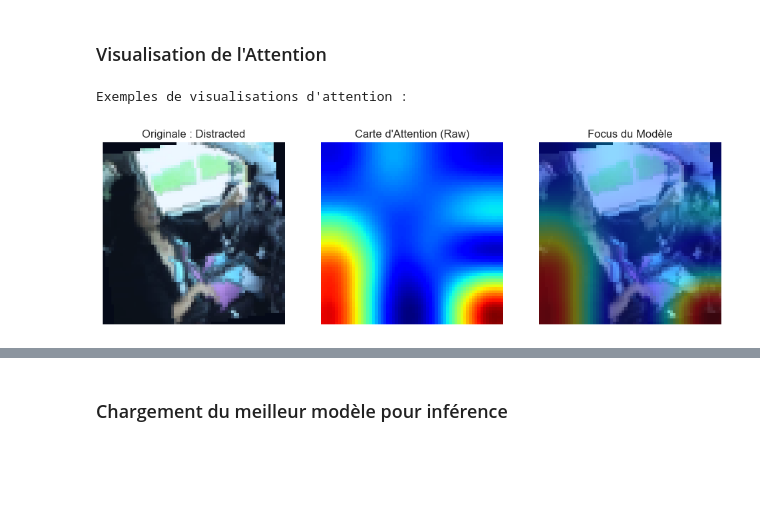
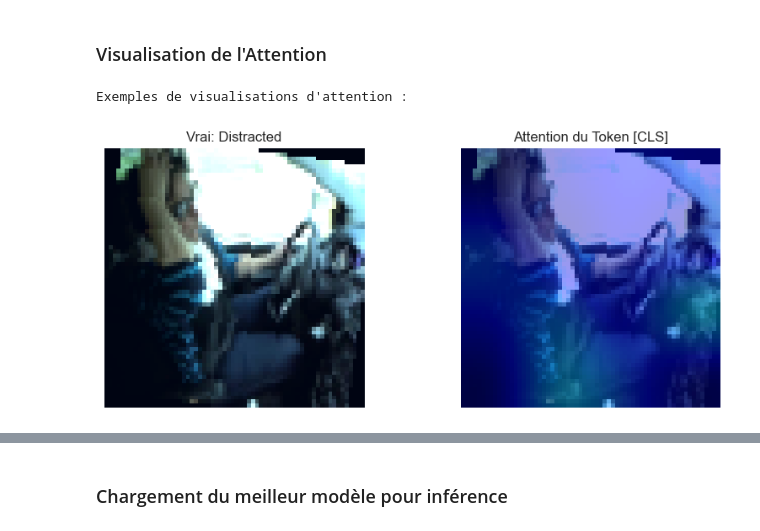
Before and after one commit to Anas7823/Driver-Drowsiness-Edge-AI, a Jupyter notebook: notebook.ipynb, the cells around one changed output, grey strips where cells are left out. Drawn from its saved outputs; the diff is of its cells as text; code cells hidden in the pictures; blank space fills up the shorter version.

```diff
--- a/notebook.ipynb
+++ b/notebook.ipynb
@@ -594,87 +645,65 @@ import numpy as np
 import matplotlib.pyplot as plt
 
 def visualize_attention(model, dataset, index=None):
-    """
-    Prend une image du dataset, passe dans le modèle, et affiche
-    la zone où le modèle a le plus "regardé".
-    """
     model.eval()
-
-    # 1. Sélection d'une image aléatoire si index non fourni
-    if index is None:
-        index = np.random.randint(0, len(dataset))
+    if index is None: index = np.random.randint(0, len(dataset))
 
     img_tensor, label = dataset[index]
 
-    # Récupération de l'image originale pour affichage (Dénormalisation)
-    # Tenseur [3, 64, 64] -> Numpy [64, 64, 3]
+    # Préparation image pour affichage
     img_display = img_tensor.permute(1, 2, 0).cpu().numpy()
-    img_display = img_display * 0.229 + 0.485  # Dénormalisation (Mean/Std)
-    img_display = np.clip(img_display, 0, 1)   # Clamp entre 0 et 1
-    img_display = (img_display * 255).astype(np.uint8) # Conversion uint8
-    img_display = cv2.cvtColor(img_display, cv2.COLOR_RGB2BGR) # Pour OpenCV
+    img_display = (img_display * 0.229 + 0.485).clip(0, 1)
+    img_display = (img_display * 255).astype(np.uint8)
 
-    # 2. Inférence pour récupérer l'attention
-    img_input = img_tensor.unsqueeze(0).to(CONFIG['device']) # Batch dim
+    img_input = img_tensor.unsqueeze(0).to(CONFIG['device'])
 
     with torch.no_grad():
-        # Le modèle retourne (outputs, attention_map)
+        # Le modèle retourne (outputs, attn_weights)
         _, attn_weights = model(img_input)
 
-        # attn_weights shape : [1, 16, 16] (Batch, Seq_Len, Seq_Len)
-        # On a 16 patches (4x4). On fait la moyenne des poids pour chaque patch.
-        attn_map = attn_weights[0].cpu().numpy()
+        # attn_weights shape est maintenant : [Batch, Heads, 17, 17]
+        # (car 1 CLS + 16 Patches = 17 tokens)
 
-        # On moyenne sur l'axe qui reçoit l'attention pour voir l'importance globale
-        attn_score = np.mean(attn_map, axis=0) # Shape (16,)
+        # On veut voir ce que le CLS (l'arbitre) regarde dans l'image.
+        # Index 0 = CLS. Indices 1: = Les Patches de l'image.
 
-        # On remet en forme 4x4 (notre grille spatiale)
-        attn_grid = attn_score.reshape(4, 4)
+        # On prend : Batch 0, Toutes les têtes, Ligne 0 (CLS), Colonnes 1 à fin (Patches)
+        cls_attn = attn_weights[0, :, 0, 1:] # Shape [Heads, 16]
 
-    # 3. Création de la Heatmap
-    # On agrandit la grille 4x4 vers 64x64 avec une interpolation bicubique (lissage)
+        # On fait la moyenne sur les têtes d'attention
+        cls_attn = cls_attn.mean(dim=0) # Shape [16]
+
+        # Maintenant on a bien 16 valeurs qu'on peut remettre en 4x4
+        attn_grid = cls_attn.view(4, 4).cpu().numpy()
+
+    # Upscaling et Colorisation
     heatmap = cv2.resize(attn_grid, (64, 64), interpolation=cv2.INTER_CUBIC)
-
-    # Normalisation entre 0 et 255
-    heatmap = (heatmap - np.min(heatmap)) / (np.max(heatmap) - np.min(heatmap) + 1e-8)
+    heatmap = (heatmap - heatmap.min()) / (heatmap.max() - heatmap.min() + 1e-8)
     heatmap = np.uint8(255 * heatmap)
-
-    # Colorisation (Jet : Bleu=Froid, Rouge=Chaud)
     heatmap_color = cv2.applyColorMap(heatmap, cv2.COLORMAP_JET)
 
-    # 4. Superposition
-    # 0.6 * Image + 0.4 * Heatmap
-    overlay = cv2.addWeighted(img_display, 0.6, heatmap_color, 0.4, 0)
+    # Overlay
+    overlay = cv2.addWeighted(cv2.cvtColor(img_display, cv2.COLOR_RGB2BGR), 0.6, heatmap_color, 0.4, 0)
 
-    # 5. Affichage
+    # Affichage
     classes = {0: "Alert", 1: "Drowsy", 2: "Distracted"}
 
-    plt.figure(figsize=(12, 4))
-
-    # Image Originale
-    plt.subplot(1, 3, 1)
-    plt.imshow(cv2.cvtColor(img_display, cv2.COLOR_BGR2RGB))
-    plt.title(f"Originale : {classes[label.item()]}")
+    plt.figure(figsize=(10, 4))
+    plt.subplot(1, 2, 1)
+    plt.imshow(img_display)
+    plt.title(f"Vrai: {classes[label.item()]}")
     plt.axis('off')
 
-    # Heatmap seule
-    plt.subplot(1, 3, 2)
-    plt.imshow(heatmap, cmap='jet')
-    plt.title("Carte d'Attention (Raw)")
+    plt.subplot(1, 2, 2)
+    plt.imshow(cv2.cvtColor(overlay, cv2.COLOR_BGR2RGB))
+    plt.title("Attention du Token [CLS]")
     plt.axis('off')
-
-    # Superposition
-    plt.subplot(1, 3, 3)
-    plt.imshow(cv2.cvtColor(overlay, cv2.COLOR_BGR2RGB))
-    plt.title("Focus du Modèle")
-    plt.axis('off')
-
     plt.show()
 
-# --- TESTER SUR PLUSIEURS IMAGES ---
+# Test
 print("Exemples de visualisations d'attention :")
 for _ in range(3):
     visualize_attention(trained_model, val_ds)
 # %% [output]
 Exemples de visualisations d'attention :
-[figure, old version]
+[figure, new version]
```
Also changed, not shown: parts of 8 cells of this notebook, 2 other files.
